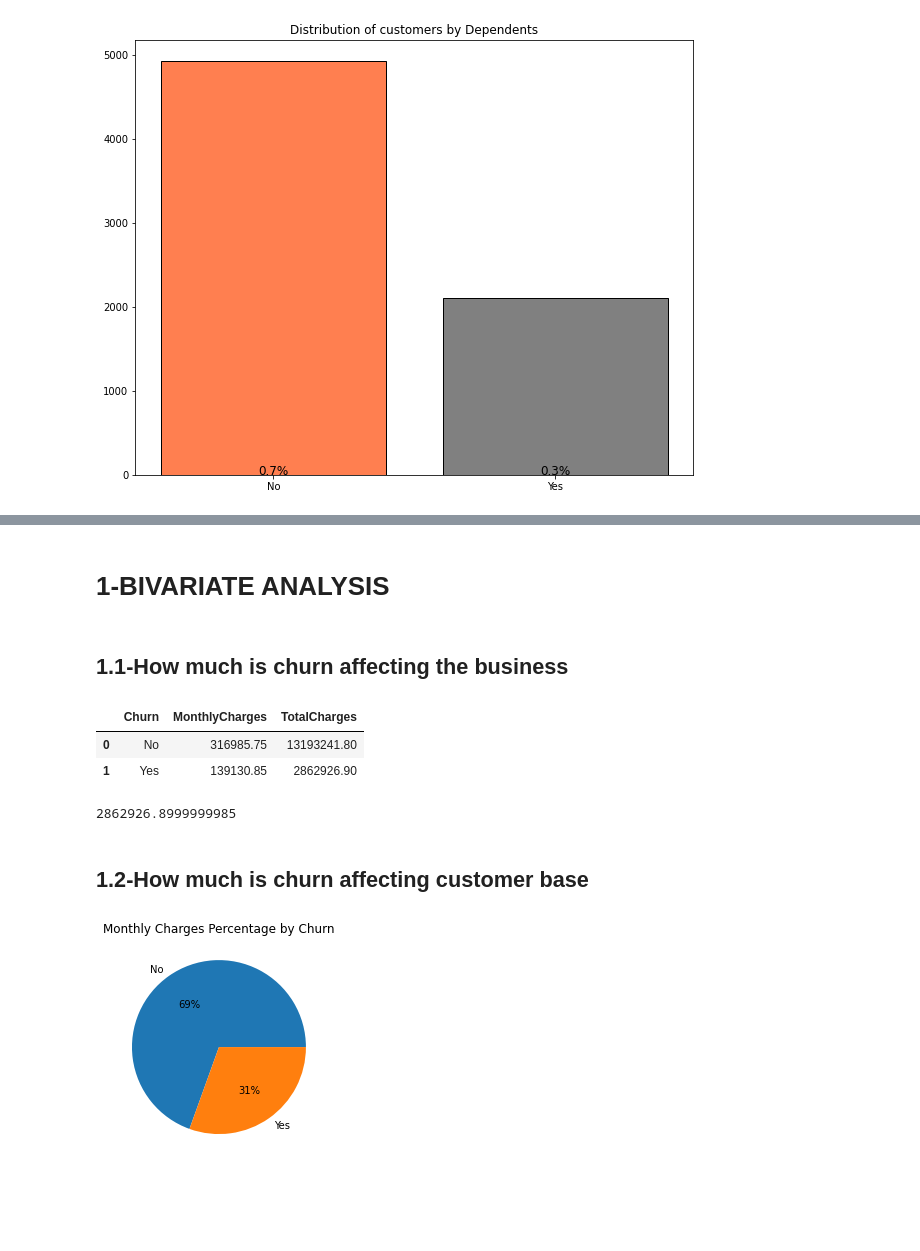
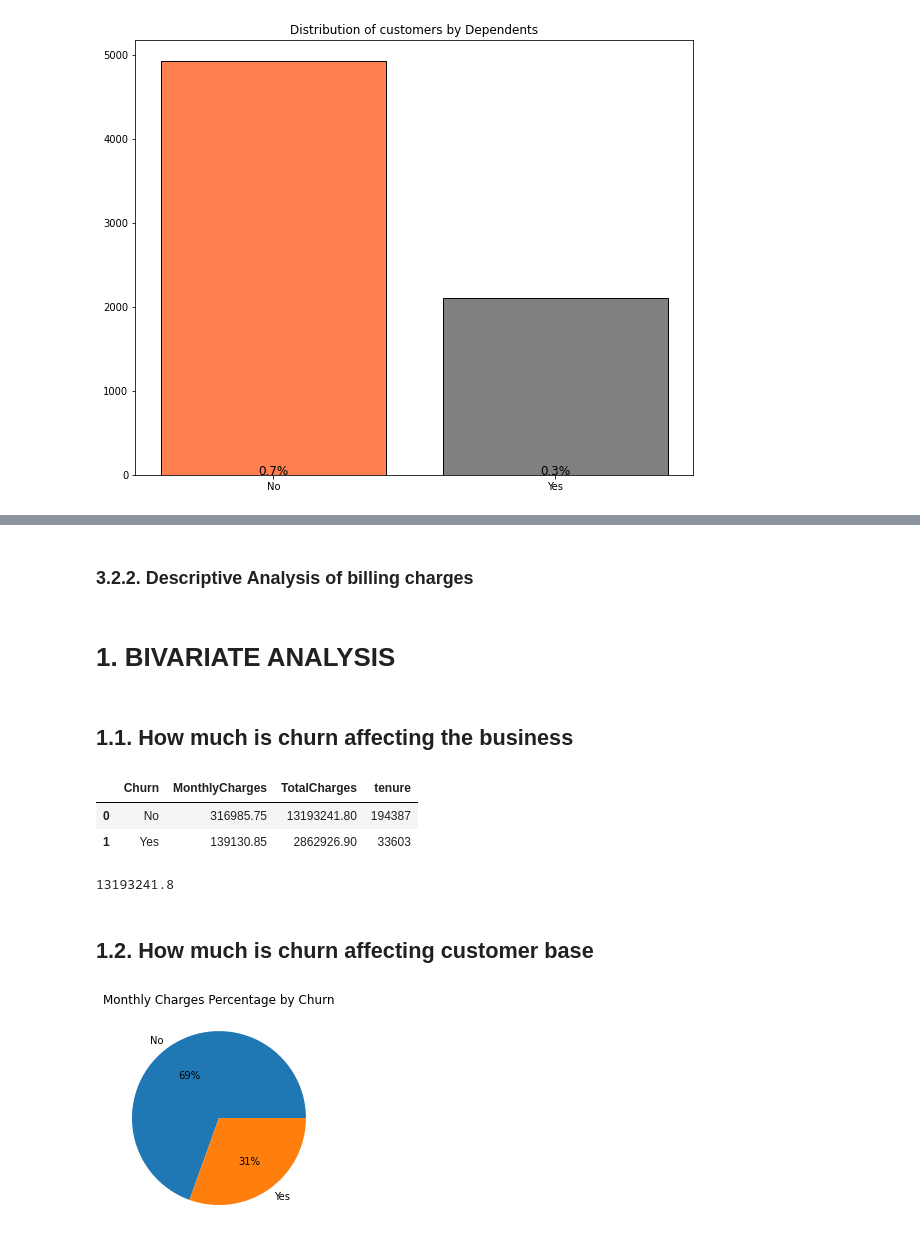
Before and after one commit to MMasson1988/Customer-Churn-Analysis, a Jupyter notebook: churn.ipynb, the cells around one changed output, grey strips where cells are left out. Saved outputs shown, nothing was run; the diff lists cells and outputs as text; code cells hidden in the pictures; blank space fills up the shorter version.

```diff
--- a/churn.ipynb
+++ b/churn.ipynb
@@ -492,11 +568,11 @@ for col in df.iloc[:,1:].columns:
 # make changes in a new column
 
 #save old values in a new columns
-df["internet service type"] = df.InternetService
+#df["internet service type"] = df.InternetService
 
 #change the new column in a dichotomic variable: Yes: they use internet services. No: they dont
-dic = {'No internet service': 'No', 'No phone service': 'No', 'DSL':'Yes', 'Fiber optic': 'Yes'}
-df.InternetService.replace(dic, inplace=True)
+#dic = {'No internet service': 'No', 'No phone service': 'No', 'DSL':'Yes', 'Fiber optic': 'Yes'}
+#df.InternetService.replace(dic, inplace=True)
 
 # make changes in some columns
 
@@ -543,11 +621,13 @@ df.head()
 # %%
+''' Subset of the dataset'''
+
 # Creating list utilities...
-service = ['customerID', 'TechSupport','OnlineSecurity', 'OnlineBackup', 'DeviceProtection','PhoneService', 'MultipleLines','StreamingTV', 'StreamingMovies', 'Churn', 'InternetService']
-customer=['customerID', 'SeniorCitizen','gender', 'Partner', 'Dependents','tenure','ten_group','PaymentMethod', 'Contract','Churn']
-billing=['customerID','MonthlyCharges','TotalCharges','Churn']
+cosservice = ['customerID', 'TechSupport','OnlineSecurity', 'OnlineBackup', 'DeviceProtection','PhoneService', 'MultipleLines','StreamingTV', 'StreamingMovies', 'Churn', 'InternetService']
+customerchar=['customerID', 'SeniorCitizen','gender', 'Partner', 'Dependents','Churn']
+billingcharges=['customerID','MonthlyCharges','TotalCharges', 'tenure', 'ten_group','PaymentMethod', 'Contract', 'Churn']
+
+# Creating list utilities...
+service = ['SeniorCitizen', 'TechSupport','OnlineSecurity', 'OnlineBackup', 'DeviceProtection','PhoneService', 'MultipleLines',
+          'StreamingTV', 'StreamingMovies', "InternetService"]
+customer=['SeniorCitizen','gender', 'Partner', 'Dependents']
+billing=['MonthlyCharges','TotalCharges', 'ten_group','PaymentMethod', 'Contract','tenure']
-# %%
-# Creating list utilities...
-cosservice = ['SeniorCitizen', 'TechSupport','OnlineSecurity', 'OnlineBackup', 'DeviceProtection','PhoneService', 'MultipleLines',
-          'StreamingTV', 'StreamingMovies', "InternetService"]
-customerchar=['SeniorCitizen','gender', 'Partner', 'Dependents','ten_group','PaymentMethod', 'Contract']
-billingcharges=['MonthlyCharges','TotalCharges']
@@ -745,22 +913,24 @@ custo('Dependents')
+# %% [markdown]
+### 3.2.2. Descriptive Analysis of billing charges
 # %% [markdown]
-# 1-BIVARIATE ANALYSIS
+# 1. BIVARIATE ANALYSIS
 # %% [markdown]
-## 1.1-How much is churn affecting the business
+## 1.1. How much is churn affecting the business
 # %%
 #Table with total and monthly charges calculated for customer that move out and those who dont
 
-churn_by_billing=df[billing].groupby(['Churn']).sum('MonthlyCharges').reset_index()
-display(churn_by_billing)
+churnbill=df[billingcharges].groupby(['Churn']).sum('MonthlyCharges').reset_index()
+display(churnbill)
 # %% [output]
-|  | Churn | MonthlyCharges | TotalCharges |
-| 0 | No | 316985.75 | 13193241.80 |
-| 1 | Yes | 139130.85 | 2862926.90 |
+|  | Churn | MonthlyCharges | TotalCharges | tenure |
+| 0 | No | 316985.75 | 13193241.80 | 194387 |
+| 1 | Yes | 139130.85 | 2862926.90 | 33603 |
-# %%
-churn_by_billing.at[1, 'TotalCharges']
-# %% [output]
-2862926.8999999985
+# %%
+round(churnbill.at[0, 'TotalCharges'],2)
+# %% [output]
+13193241.8
 # %% [markdown]
-## 1.2-How much is churn affecting customer base
+## 1.2. How much is churn affecting customer base
 # %%
 #Pie chart for monthly charges
 
```
Also changed, not shown: parts of 53 cells of this notebook.
